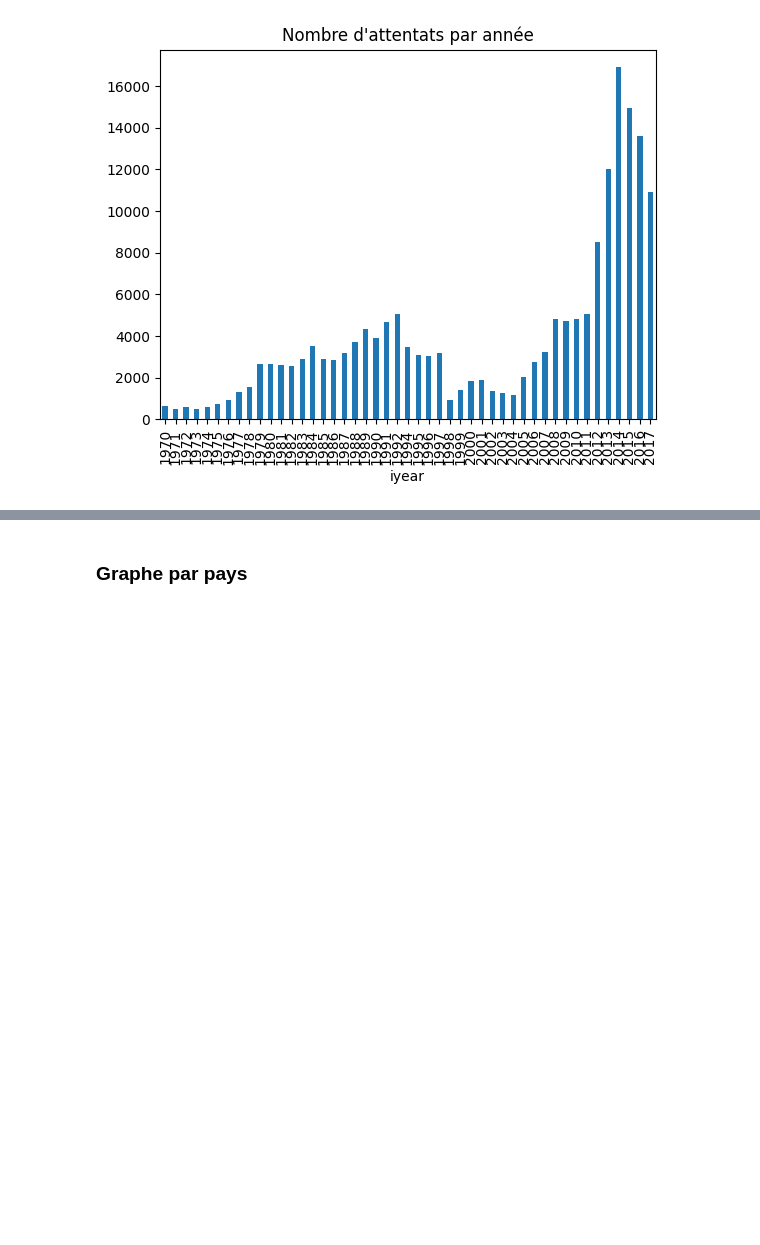
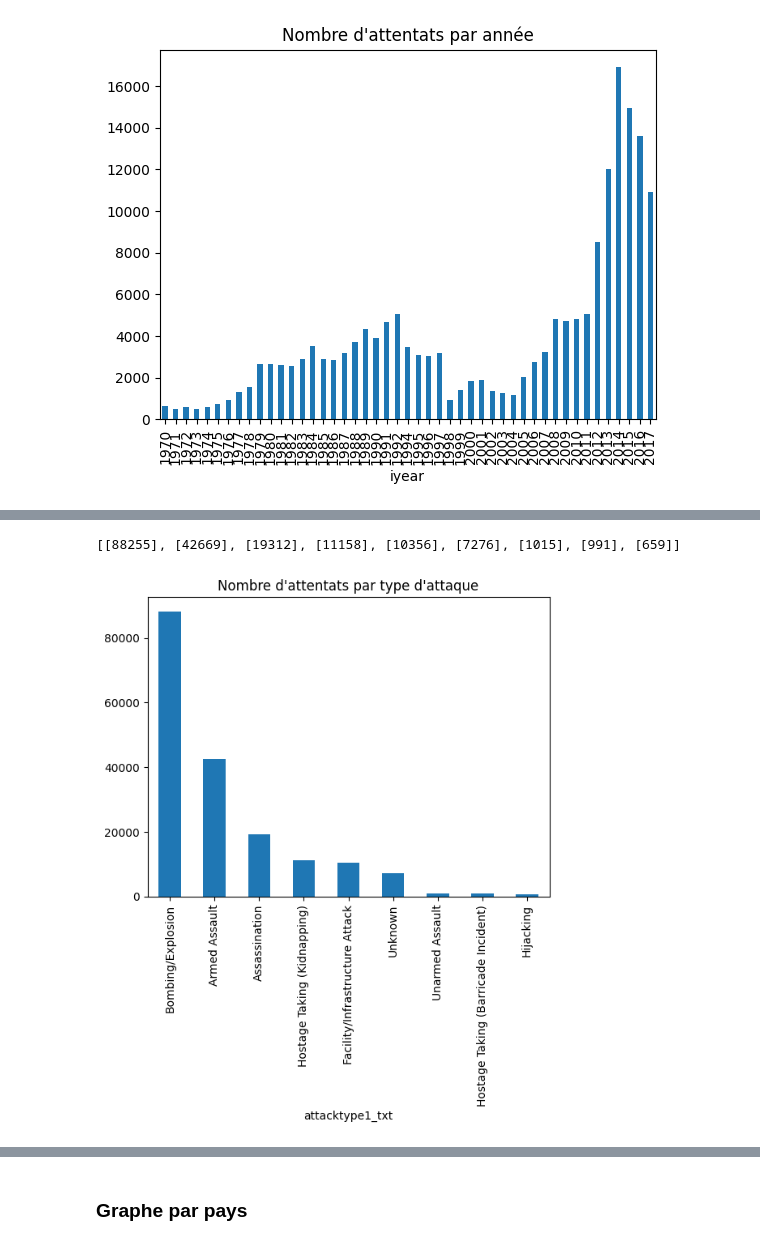
Before and after one commit to ThomasAlvarezRodriguez/AIC, a Jupyter notebook: AIC_Alexandre.ipynb, the cells around one changed output, grey strips where cells are left out. Cells and saved outputs as stored; diff of their text form; code cells hidden in the pictures; blank space fills up the shorter version.

```diff
--- a/AIC_Alexandre.ipynb
+++ b/AIC_Alexandre.ipynb
@@ -108,0 +134,23 @@ print(YearCountList)
+# %%
+# On range le nombre d'occurences de chaque attacktype1_txt en ordre décroissant dans un bar chart
+
+#On récupère le nombre d'attentats par type d'attaque dans la variable "AttackCount"
+
+AttackCount = df[["eventid","attacktype1_txt"]].groupby('attacktype1_txt').count()
+
+#Tri décroissant
+
+AttackCount = AttackCount.sort_values(by='eventid', ascending=False)
+
+#On affiche le bar chart du nombre d'attentats par type d'attaque dans l'ordre décroissant
+
+AttackCount.plot(kind='bar', legend=False, title="Nombre d'attentats par type d'attaque")
+
+#On crée une liste qui contient le nombre d'attentats par type d'attaque pour chaque type d'attaque
+
+AttackCountList = AttackCount.values.tolist()
+
+print(AttackCountList)
+# %% [output]
+[[88255], [42669], [19312], [11158], [10356], [7276], [1015], [991], [659]]
+[figure, added]
```
Also changed, not shown: parts of 4 cells of this notebook.
